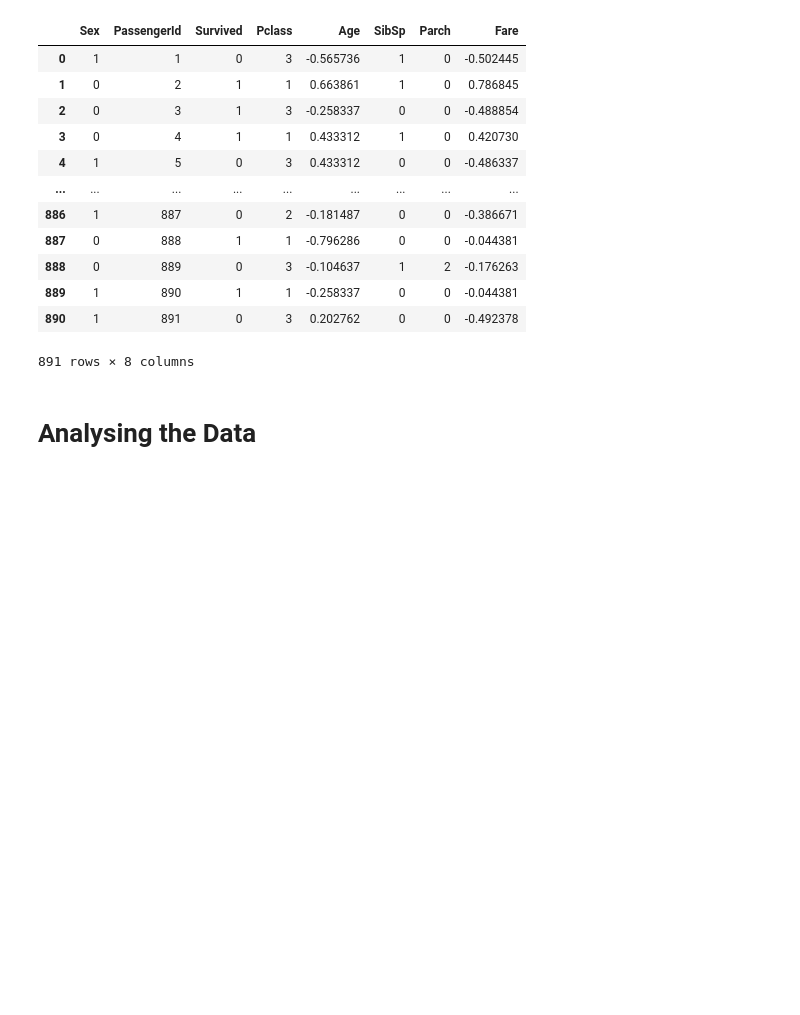
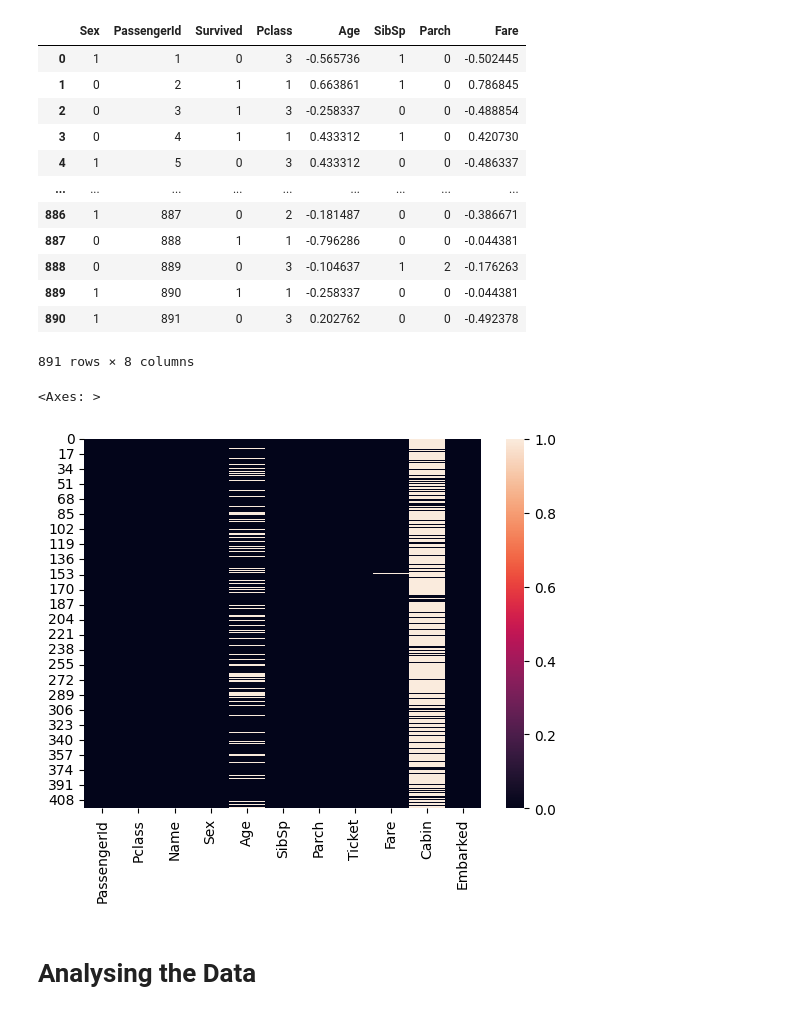
Before and after one commit to nightitachi/Block-Notes, a Jupyter notebook: Titanic11.ipynb, the cells around one changed output. Cells and saved outputs as stored; diff of their text form; code cells hidden in the pictures; blank space fills up the shorter version.

```diff
--- a/Titanic11.ipynb
+++ b/Titanic11.ipynb
@@ -196,6 +217,11 @@ data
 | 889 | 1 | 890 | 1 | 1 | -0.258337 | 0 | 0 | -0.044381 |
 | 890 | 1 | 891 | 0 | 3 | 0.202762 | 0 | 0 | -0.492378 |
 891 rows × 8 columns
+# %%
+sns.heatmap(test.isnull())
+# %% [output]
+<Axes: >
+[figure, added]
 # %% [markdown]
 # Analysing the Data
 # %%
```
Also changed, not shown: parts of 26 cells of this notebook.
